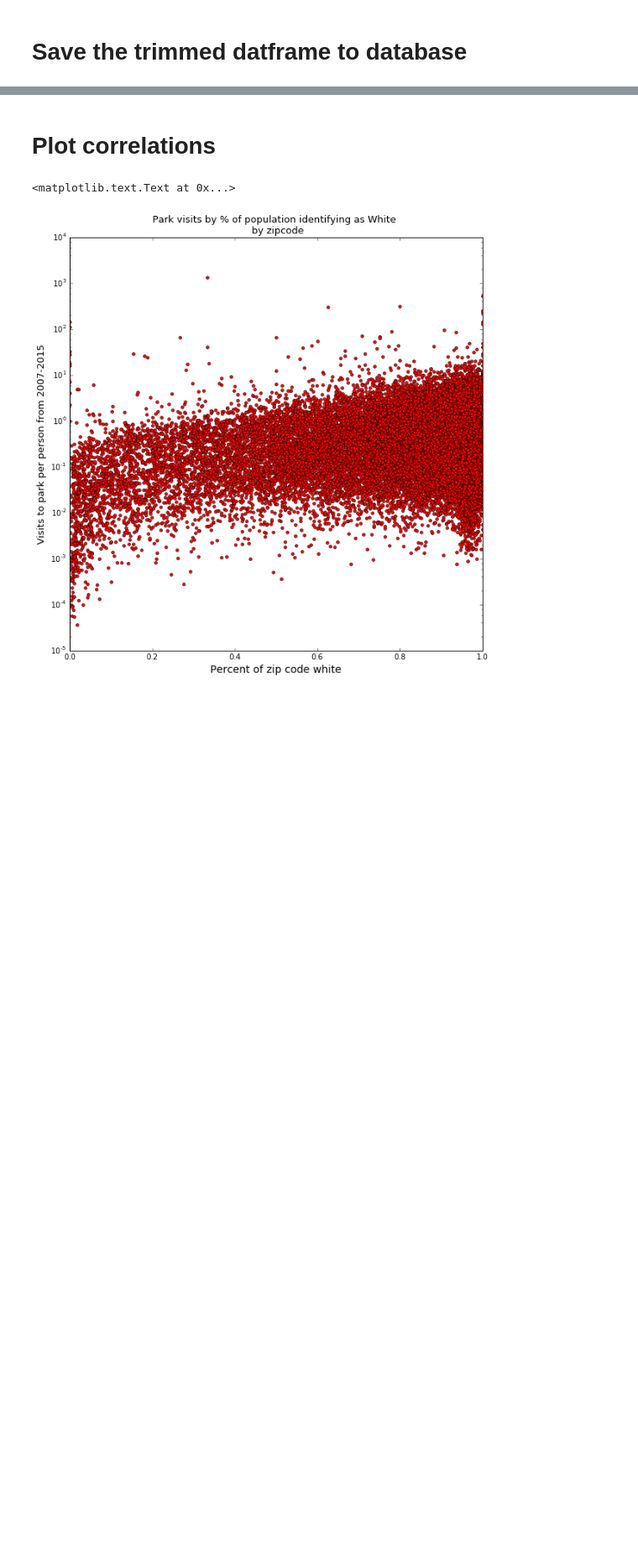
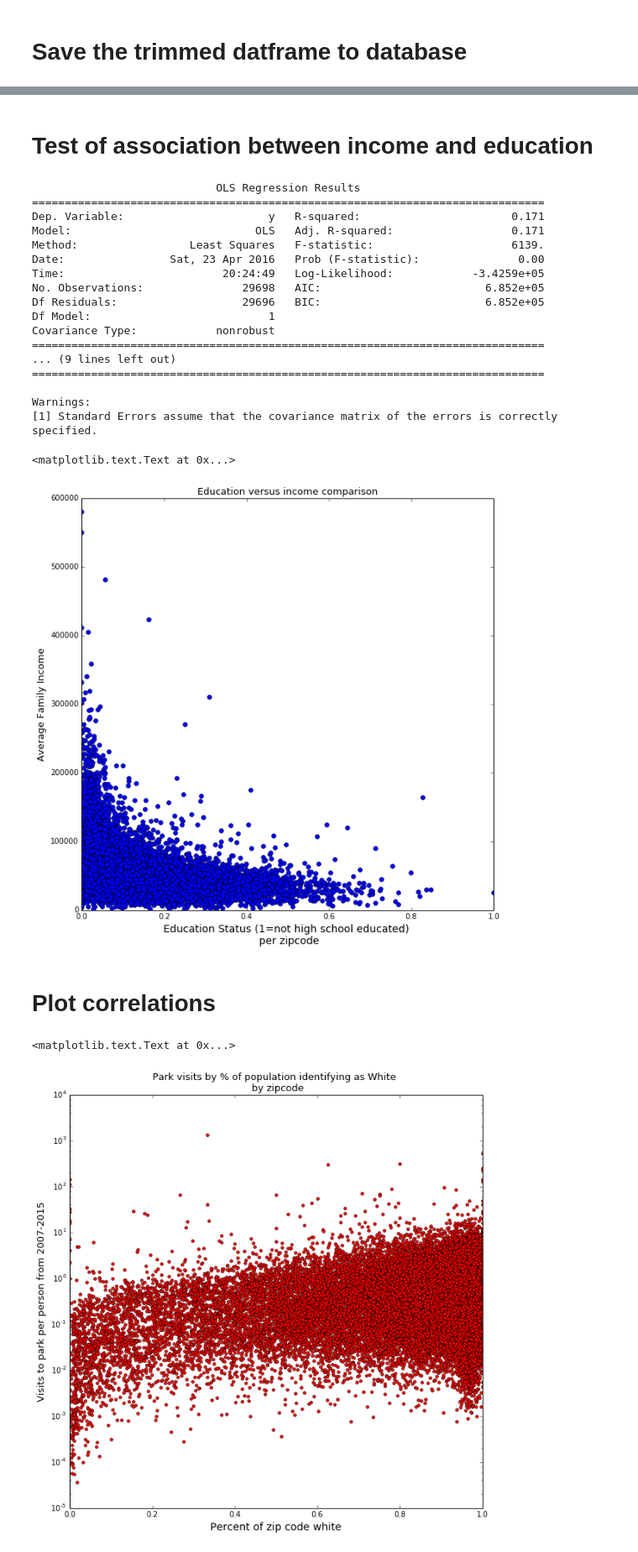
Before and after one commit to mrubash1/greenspace, a Jupyter notebook: python/geospatial_test/geo_test1_v1.ipynb, the cells around one changed output, grey strips where cells are left out. Shown at 84% size. Drawn from its saved outputs; the diff is of its cells as text; code cells hidden in the pictures; blank space fills up the shorter version.

Commit message:
added linear regression model

```diff
--- a/python/geospatial_test/geo_test1_v1.ipynb
+++ b/python/geospatial_test/geo_test1_v1.ipynb
@@ -168,6 +168,8 @@ regression_df=aggregate_df[[
         'PopulationRaceWhite',
         'D2NF_km',
         'util_days']]
+#remove inf and NaN
+regression_df=regression_df.replace([np.inf, -np.inf], np.nan).dropna()
 #rename the distance column
 regression_df.rename(columns={'D2NF_km': 'Dist_to_park'},inplace=True)
 #print random entry
@@ -181,0 +268,17 @@ regression_df.to_csv(file_location+file_name, sep=',')
+# %%
+y = [1,2,3,4,5,6,7,8,9,8,10,11]
+
+x = [
+     [4,8,12,15,20,24,28,31,36,42,44,48],
+     ]
+
+def reg_m(y, x):
+    ones = np.ones(len(x[0]))
+    X = sm.add_constant(np.column_stack((x[0], ones)))
+    for ele in x[1:]:
+        X = sm.add_constant(np.column_stack((ele, X)))
+    results = sm.OLS(y, X).fit()
+    return results
+
+reg_m(y,x)
+print reg_m(y, x).summary()
@@ -182,3 +303,44 @@ regression_df.to_csv(file_location+file_name, sep=',')
+# %% [markdown]
+# Test of association between income and education
+# %%
+y=regression_df_editted['per_family_annual_income'].tolist()
+x=[regression_df_editted['non_hs_educated'].tolist()]
+
+def reg_m(y, x):
+    ones = np.ones(len(x[0]))
+    X = sm.add_constant(np.column_stack((x[0], ones)))
+    for ele in x[1:]:
+        X = sm.add_constant(np.column_stack((ele, X)))
+    results = sm.OLS(y, X).fit()
+    return results
+
+reg_m(y,x)
+print reg_m(y, x).summary()
+plt.figure(figsize=(10,10))
+plt.plot(regression_df_editted['non_hs_educated'].tolist(),regression_df_editted['per_family_annual_income'].tolist(),'bo')
+plt.xlabel('Education Status (1=not high school educated) \n per zipcode',size=14)
+plt.ylabel('Average Family Income', size=13)
+plt.title('Education versus income comparison', size=13)
+# %% [output]
+                            OLS Regression Results
+==============================================================================
+Dep. Variable:                      y   R-squared:                       0.171
+Model:                            OLS   Adj. R-squared:                  0.171
+Method:                 Least Squares   F-statistic:                     6139.
+Date:                Sat, 23 Apr 2016   Prob (F-statistic):               0.00
+Time:                        20:24:49   Log-Likelihood:            -3.4259e+05
+No. Observations:               29698   AIC:                         6.852e+05
+Df Residuals:                   29696   BIC:                         6.852e+05
+Df Model:                           1
+Covariance Type:            nonrobust
+==============================================================================
+... (9 lines left out)
+==============================================================================
+
+Warnings:
+[1] Standard Errors assume that the covariance matrix of the errors is correctly specified.
+<matplotlib.text.Text at 0x...>
+[figure, added]
 # %% [markdown]
 # Plot correlations
 # %%
```
Also changed, not shown: parts of 14 cells of this notebook.
